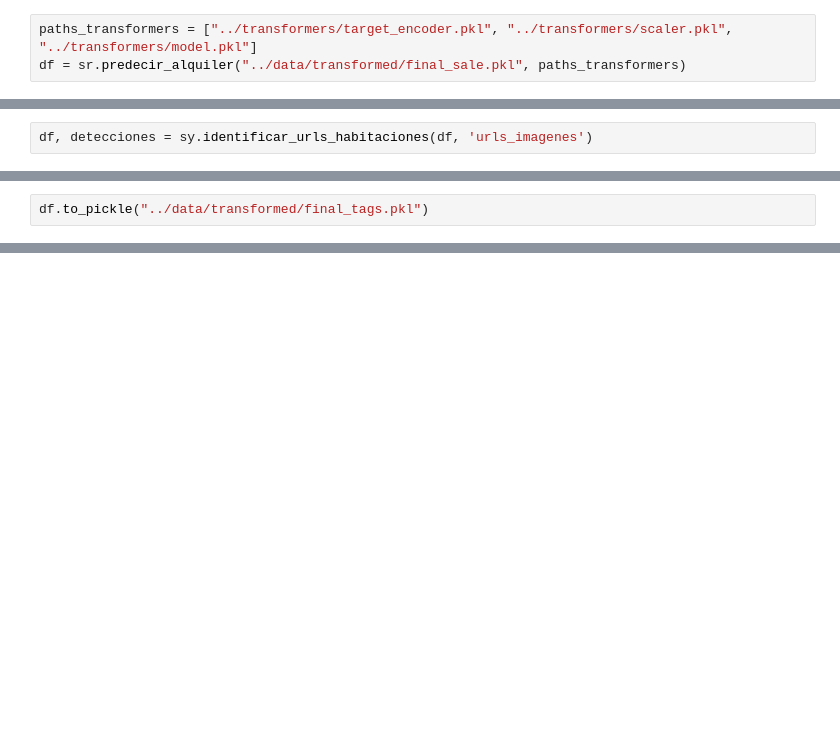
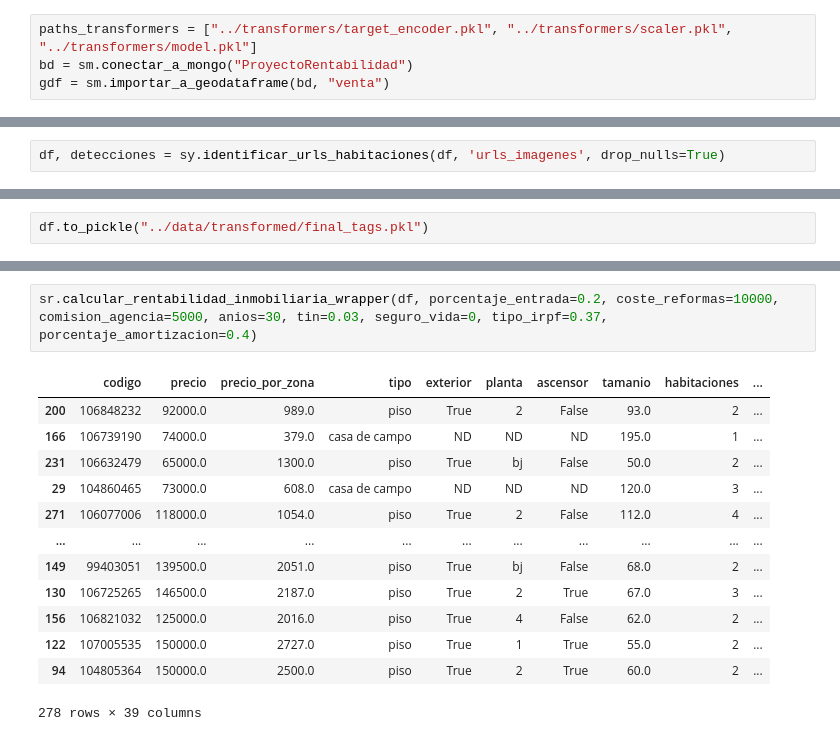
Before and after one commit to davfranco1/Proyecto-Rentabilidad-Viviendas, a Jupyter notebook: notebooks/4_CalculoRentabilidad.ipynb, the cells around one changed output, grey strips where cells are left out. Saved outputs shown, nothing was run; the diff lists cells and outputs as text; blank space fills up the shorter version.

Commit message:
Docstring soportes, rentabilidad finalizado

```diff
--- a/notebooks/4_CalculoRentabilidad.ipynb
+++ b/notebooks/4_CalculoRentabilidad.ipynb
@@ -40,6 +43,7 @@ The autoreload extension is already loaded. To reload it, use:
 - Utilizaremos la función `predecir_alquiler` para aplicar el modelo a la totalidad de viviendas en venta, que devuelve el dataframe con una nueva columna 'alquiler_predicho'. Sus únicos argumentos son el archivo pickle con las viviendas en venta y la variable con las rutas de los transformers.
 # %%
 paths_transformers = ["../transformers/target_encoder.pkl", "../transformers/scaler.pkl", "../transformers/model.pkl"]
-df = sr.predecir_alquiler("../data/transformed/final_sale.pkl", paths_transformers)
+bd = sm.conectar_a_mongo("ProyectoRentabilidad")
+gdf = sm.importar_a_geodataframe(bd, "venta")
 # %% [markdown]
 - Comprobamos el dataframe.
@@ -55,4 +54,4 @@ df.head(1)
 
 - El resultado es un dataframe con nuevas columnas para la URL del baño y de la cocina. Cuando uno de los dos valores es nulo, elimina esa fila. El return también incluye un dataframe con todas las detecciones de las imágenes procesadas, como una forma de poder validar los resultados.
 # %%
-df, detecciones = sy.identificar_urls_habitaciones(df, 'urls_imagenes')
+df, detecciones = sy.identificar_urls_habitaciones(df, 'urls_imagenes', drop_nulls=True)
@@ -118,0 +164,16 @@ df_importado.shape[0]
+# %%
+sr.calcular_rentabilidad_inmobiliaria_wrapper(df, porcentaje_entrada=0.2, coste_reformas=10000, comision_agencia=5000, anios=30, tin=0.03, seguro_vida=0, tipo_irpf=0.37, porcentaje_amortizacion=0.4)
+# %% [output]
+|  | codigo | precio | precio_por_zona | tipo | exterior | planta | ascensor | tamanio | habitaciones | ... |
+| 200 | 106848232 | 92000.0 | 989.0 | piso | True | 2 | False | 93.0 | 2 | ... |
+| 166 | 106739190 | 74000.0 | 379.0 | casa de campo | ND | ND | ND | 195.0 | 1 | ... |
+| 231 | 106632479 | 65000.0 | 1300.0 | piso | True | bj | False | 50.0 | 2 | ... |
+| 29 | 104860465 | 73000.0 | 608.0 | casa de campo | ND | ND | ND | 120.0 | 3 | ... |
+| 271 | 106077006 | 118000.0 | 1054.0 | piso | True | 2 | False | 112.0 | 4 | ... |
+| ... | ... | ... | ... | ... | ... | ... | ... | ... | ... | ... |
+| 149 | 99403051 | 139500.0 | 2051.0 | piso | True | bj | False | 68.0 | 2 | ... |
+| 130 | 106725265 | 146500.0 | 2187.0 | piso | True | 2 | True | 67.0 | 3 | ... |
+| 156 | 106821032 | 125000.0 | 2016.0 | piso | True | 4 | False | 62.0 | 2 | ... |
+| 122 | 107005535 | 150000.0 | 2727.0 | piso | True | 1 | True | 55.0 | 2 | ... |
+| 94 | 104805364 | 150000.0 | 2500.0 | piso | True | 2 | True | 60.0 | 2 | ... |
+278 rows × 39 columns
```
Also changed, not shown: parts of 13 cells of this notebook, 10 other files.
